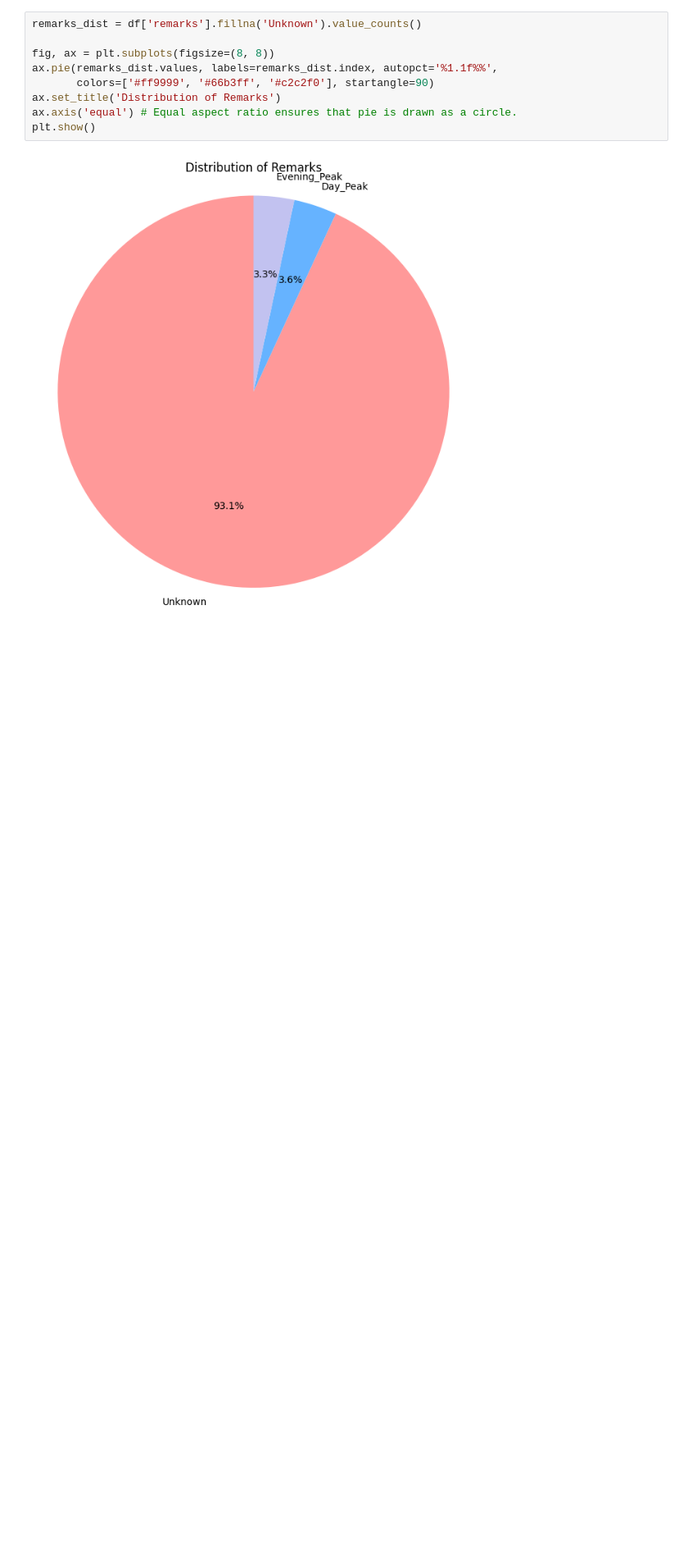
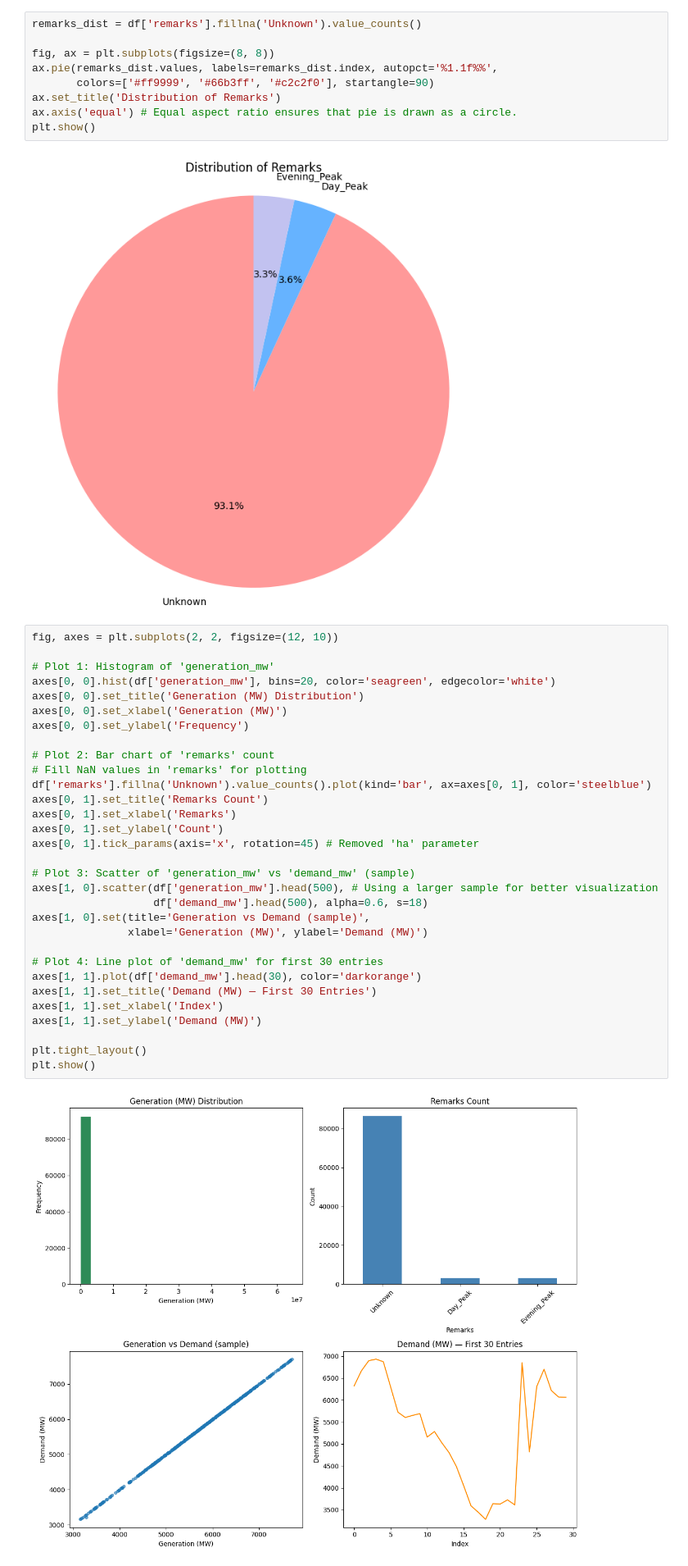
Before and after one commit to sabbirpuspo/LearningforMe, a Jupyter notebook: PGCB_BD.ipynb, the cells around one changed output. Shown at 82% size. Drawn from its saved outputs; the diff is of its cells as text; blank space fills up the shorter version.

```diff
--- a/PGCB_BD.ipynb
+++ b/PGCB_BD.ipynb
@@ -315,3 +315,36 @@ ax.axis('equal') # Equal aspect ratio ensures that pie is drawn as a circle.
 plt.show()
 # %% [output]
 [figure]
+# %%
+fig, axes = plt.subplots(2, 2, figsize=(12, 10))
+
+# Plot 1: Histogram of 'generation_mw'
+axes[0, 0].hist(df['generation_mw'], bins=20, color='seagreen', edgecolor='white')
+axes[0, 0].set_title('Generation (MW) Distribution')
+axes[0, 0].set_xlabel('Generation (MW)')
+axes[0, 0].set_ylabel('Frequency')
+
+# Plot 2: Bar chart of 'remarks' count
+# Fill NaN values in 'remarks' for plotting
+df['remarks'].fillna('Unknown').value_counts().plot(kind='bar', ax=axes[0, 1], color='steelblue')
+axes[0, 1].set_title('Remarks Count')
+axes[0, 1].set_xlabel('Remarks')
+axes[0, 1].set_ylabel('Count')
+axes[0, 1].tick_params(axis='x', rotation=45) # Removed 'ha' parameter
+
+# Plot 3: Scatter of 'generation_mw' vs 'demand_mw' (sample)
+axes[1, 0].scatter(df['generation_mw'].head(500), # Using a larger sample for better visualization
+                   df['demand_mw'].head(500), alpha=0.6, s=18)
+axes[1, 0].set(title='Generation vs Demand (sample)',
+               xlabel='Generation (MW)', ylabel='Demand (MW)')
+
+# Plot 4: Line plot of 'demand_mw' for first 30 entries
+axes[1, 1].plot(df['demand_mw'].head(30), color='darkorange')
+axes[1, 1].set_title('Demand (MW) — First 30 Entries')
+axes[1, 1].set_xlabel('Index')
+axes[1, 1].set_ylabel('Demand (MW)')
+
+plt.tight_layout()
+plt.show()
+# %% [output]
+[figure, added]
```
